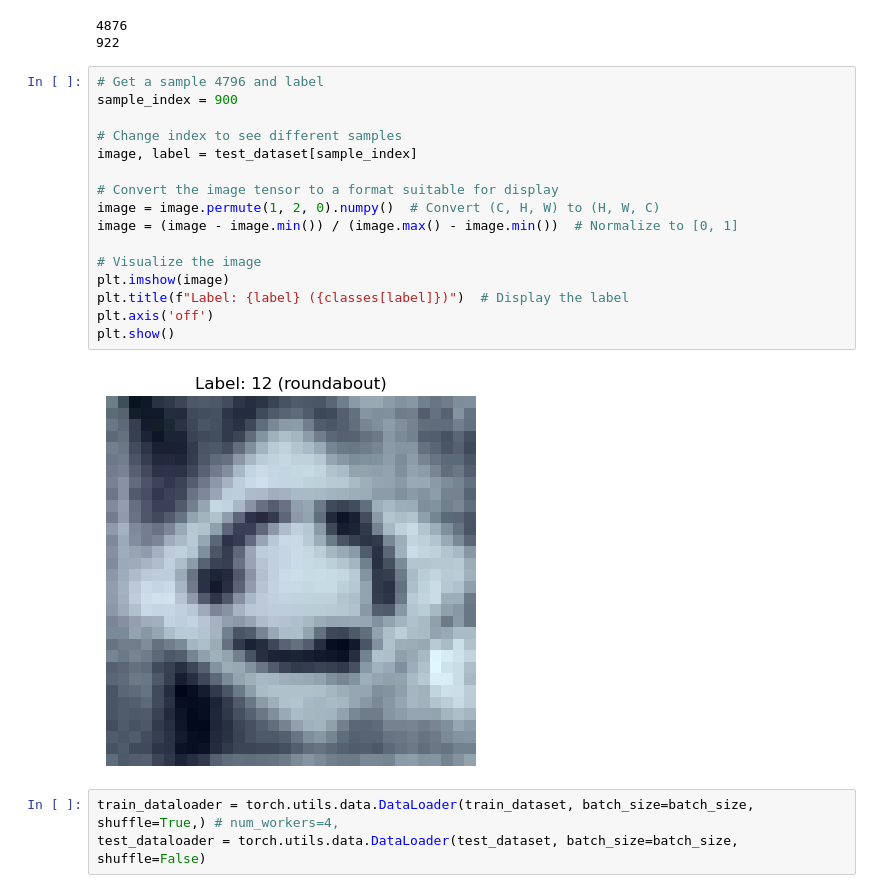
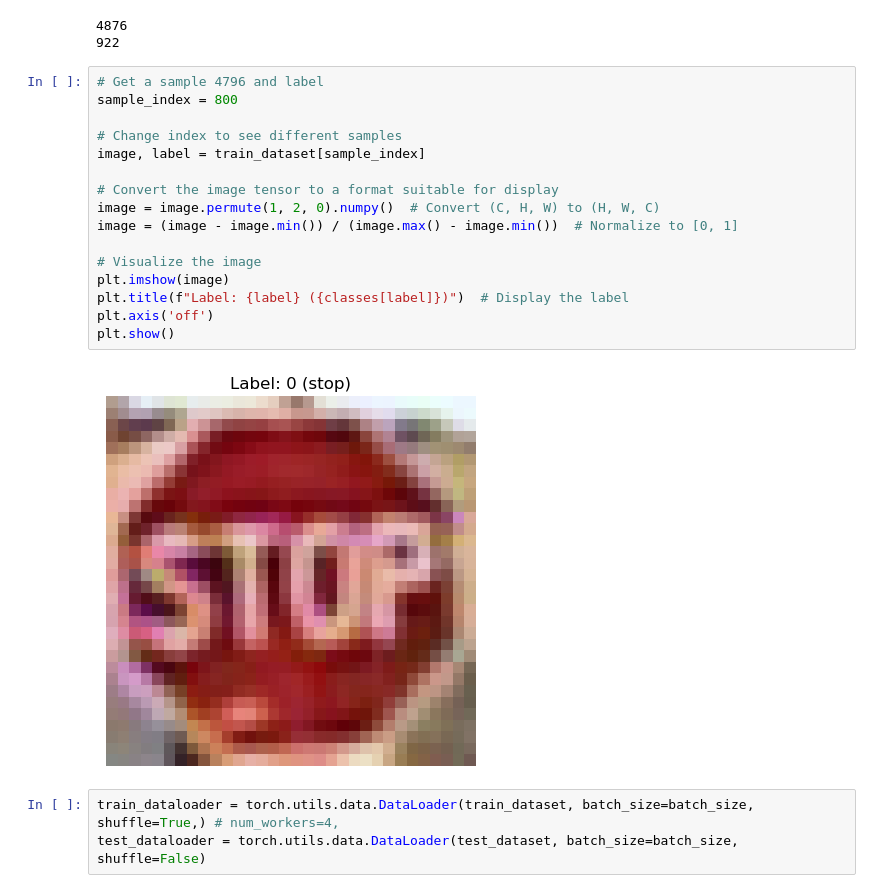
Before and after one commit to sanishsuwal7/VehicleSec, a Jupyter notebook: lisa_train.ipynb, the cells around one changed output. Drawn from its saved outputs; the diff is of its cells as text.

```diff
--- a/lisa_train.ipynb
+++ b/lisa_train.ipynb
@@ -310,22 +310,22 @@ print(len(test_dataset))
 922
 # %%
 # Get a sample 4796 and label
-sample_index = 900
+sample_index = 800
 
 # Change index to see different samples
-image, label = test_dataset[sample_index]
+image, label = train_dataset[sample_index]
 
 # Convert the image tensor to a format suitable for display
 image = image.permute(1, 2, 0).numpy()  # Convert (C, H, W) to (H, W, C)
 image = (image - image.min()) / (image.max() - image.min())  # Normalize to [0, 1]
 
 # Visualize the image
 plt.imshow(image)
 plt.title(f"Label: {label} ({classes[label]})")  # Display the label
 plt.axis('off')
 plt.show()
 # %% [output]
-[figure, old version]
+[figure, new version]
 # %%
 train_dataloader = torch.utils.data.DataLoader(train_dataset, batch_size=batch_size, shuffle=True,) # num_workers=4,
 test_dataloader = torch.utils.data.DataLoader(test_dataset, batch_size=batch_size, shuffle=False)
```
Also changed, not shown: 1 other file.
